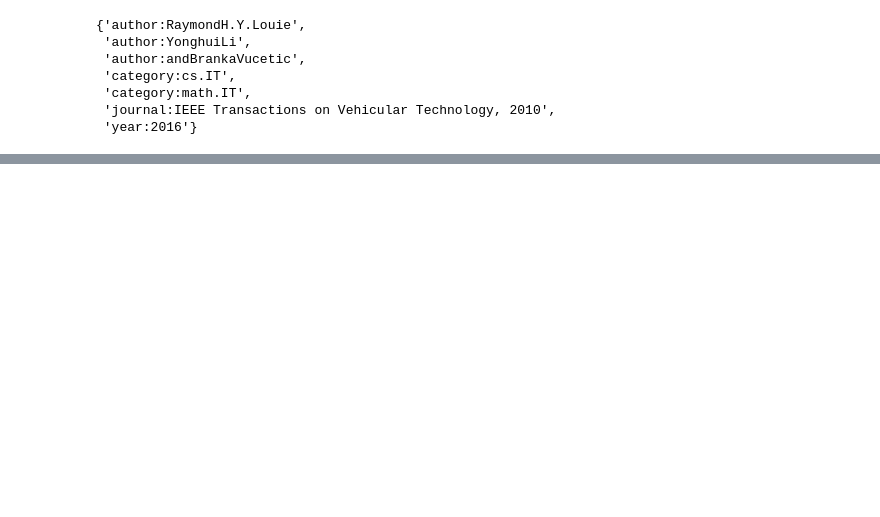
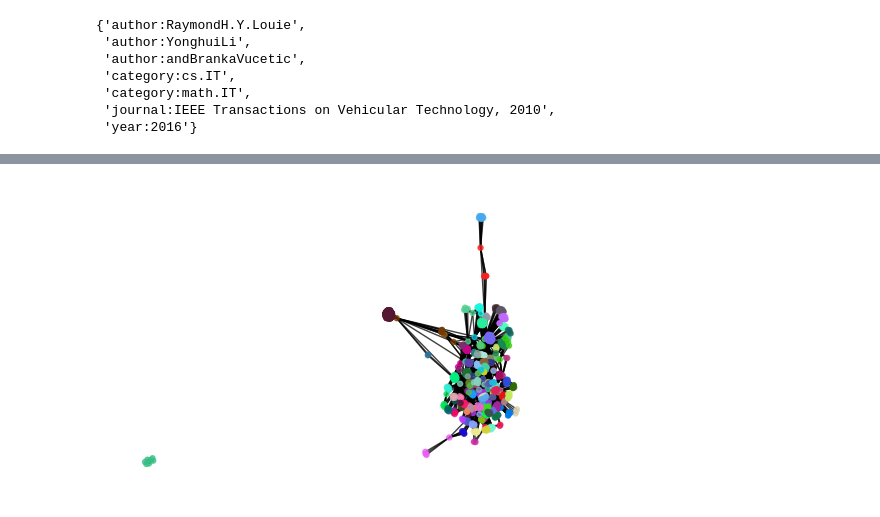
Before and after one commit to zyang37/beyond_vector_search, a Jupyter notebook: notebooks/zy_eigen.ipynb, the cells around one changed output, grey strips where cells are left out. Saved outputs shown, nothing was run; the diff lists cells and outputs as text; code cells hidden in the pictures; blank space fills up the shorter version.

```diff
--- a/notebooks/zy_eigen.ipynb
+++ b/notebooks/zy_eigen.ipynb
@@ -173,0 +336,31 @@ EdgeView([('author:RaymondH.Y.Louie', 'category:cs.IT'), ('author:RaymondH.Y.Lou
+# %%
+recalls = []
+numbers_of_edges = []
+adjacency_eigenvalues = []
+laplacian_eigenvalues = []
+
+# given sample res
+for num in tqdm(range(len(sample_res))):
+    swapped_res = random_paper_id_swap(sample_res, remove_id_from_list(paper_id_pool, sample_res), num, from_end=True)
+    mg = MetadataGraph()
+    for k in swapped_res:
+        mg.update_one(g_data.data_dict[k])
+
+    numbers_of_edges.append(mg.G.number_of_edges())
+
+    eigenvalues, _ = get_eigen(mg.get_adjacency_matrix())
+    adjacency_eigenvalues.append(eigenvalues.real.max())
+
+    eigenvalues, _ = get_eigen(mg.get_laplacian_matrix(normalized=True))
+    laplacian_eigenvalues.append(eigenvalues.real.max())
+    # eigenvalues = eigenvalues[eigenvalues > 0]
+    # real_min_eigen = eigenvalues.real.min()
+    # laplacian_eigenvalues.append(real_min_eigen)
+
+    recalls.append( (len(sample_res) - num) / len(sample_res) )
+# %%
+plt.figure(figsize=(4.5, 3))
+mg.draw(node_size=13, alpha=0.75)
+plt.show()
+# %% [output]
+[figure, added]
```
Also changed, not shown: parts of 22 cells of this notebook, 7 other files.
